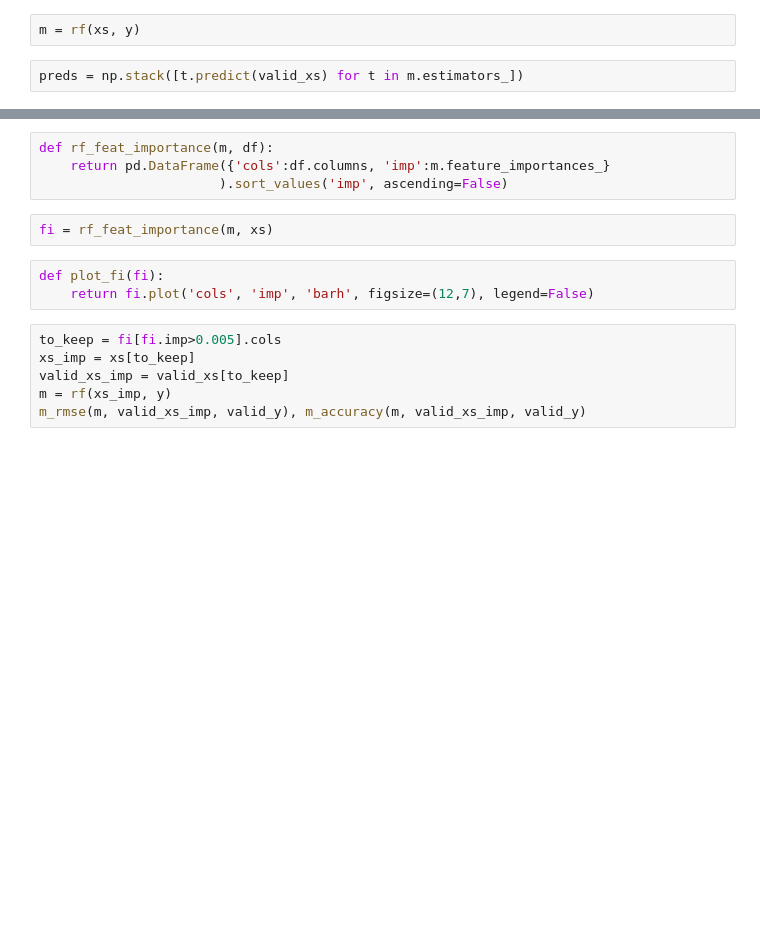
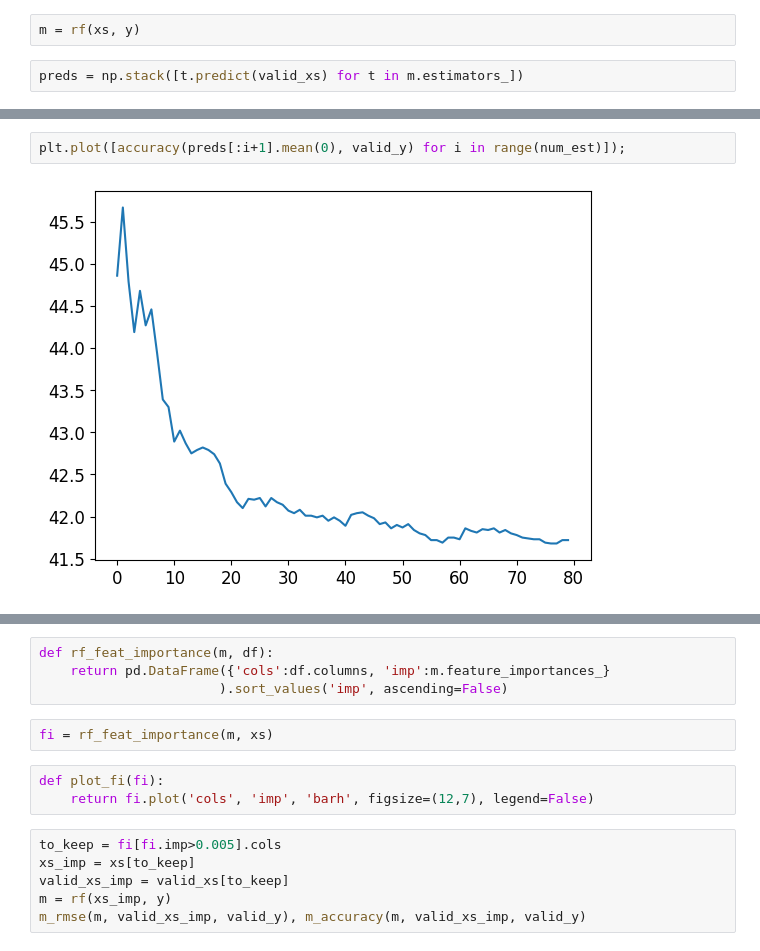
Before and after one commit to botmechanic/ML_exercises, a Jupyter notebook: random_forest/random_forest.ipynb, the cells around one changed output, grey strips where cells are left out. Saved outputs shown, nothing was run; the diff lists cells and outputs as text; blank space fills up the shorter version.

```diff
--- a/random_forest/random_forest.ipynb
+++ b/random_forest/random_forest.ipynb
@@ -42,3 +105,7 @@ plt.plot([r_mse(preds[:i+1].mean(0), valid_y) for i in range(num_est)]);
+# %%
+plt.plot([accuracy(preds[:i+1].mean(0), valid_y) for i in range(num_est)]);
+# %% [output]
+[figure, added]
 # %%
 r_mse(m.oob_prediction_, y)
 # %% [output]
```
Also changed, not shown: parts of 13 cells of this notebook, 24 other files.
